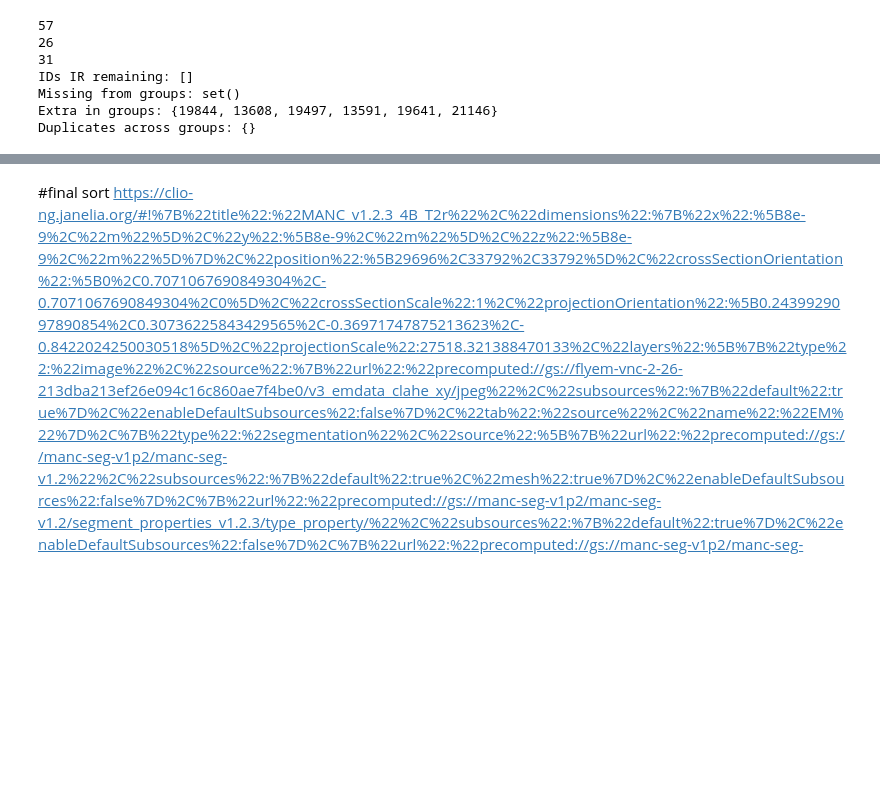
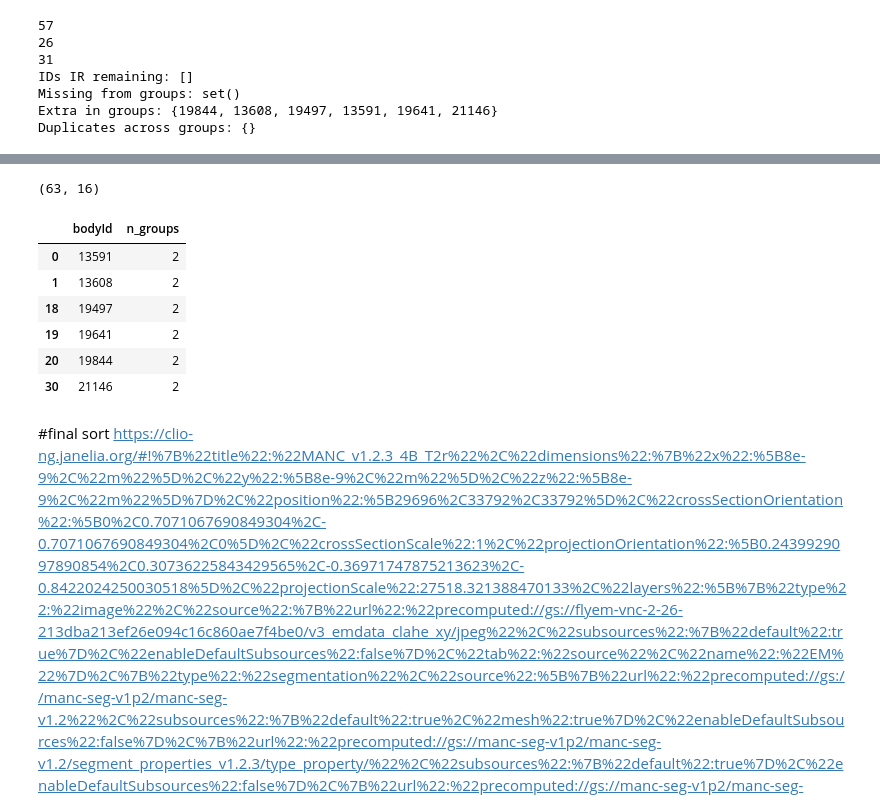
Before and after one commit to J-Soffers/4B-analysis, a Jupyter notebook: MANC-10- v1.2.3_2_add_neuromereT2R.ipynb, the cells around one changed output, grey strips where cells are left out. Saved outputs shown, nothing was run; the diff lists cells and outputs as text; code cells hidden in the pictures; blank space fills up the shorter version.

Commit message:
neuromere_cross-analysis

```diff
--- a/MANC-10- v1.2.3_2_add neuromereT2R.ipynb
+++ b/MANC-10- v1.2.3_2_add_neuromereT2R.ipynb
@@ -362,0 +365,12 @@ IR: 57 cells
+# %%
+# select subclasses to include in final export
+
+br_ids = subclass_to_ids.get("BR", [])
+bi_ids = subclass_to_ids.get("BI", [])
+ia_ids = subclass_to_ids.get("IA", [])
+ii_ids = subclass_to_ids.get("II", [])
+
+print("BR:", len(br_ids))
+print("BI:", len(bi_ids))
+print("IA:", len(ia_ids))
+print("II:", len(ii_ids))
@@ -731,2 +850,47 @@ Duplicates across groups: {}
+# %%
+#merge metadata
+final_ir_df = assignment_df.merge(
+    meta_df[
+        [
+            "bodyId",
+            "type",
+            "instance",
+            "class",
+            "subclass",
+            "hemilineage",
+            "somaNeuromere",
+            "somaSide",
+            "rootSide",
+            "longTract",
+            "birthtime",
+        ]
+    ],
+    on="bodyId",
+    how="left"
+)
+
+print(final_ir_df.shape)
+final_ir_df.head()
+
+# a few checks:
+final_ir_df.groupby(["legacy_tag", "morphology_cluster"])["bodyId"].nunique()
+
+#check for duplicate assignments
+dup_check = (
+    final_ir_df.groupby(["bodyId"])["group_var"]
+    .nunique()
+    .reset_index(name="n_groups")
+)
+
+dup_check[dup_check["n_groups"] > 1]
+# %% [output]
+(63, 16)
+|  | bodyId | n_groups |
+| 0 | 13591 | 2 |
+| 1 | 13608 | 2 |
+| 18 | 19497 | 2 |
+| 19 | 19641 | 2 |
+| 20 | 19844 | 2 |
+| 30 | 21146 | 2 |
 # %% [markdown]
 #final sort
```
Also changed, not shown: parts of 5 cells of this notebook, 9 other files.
